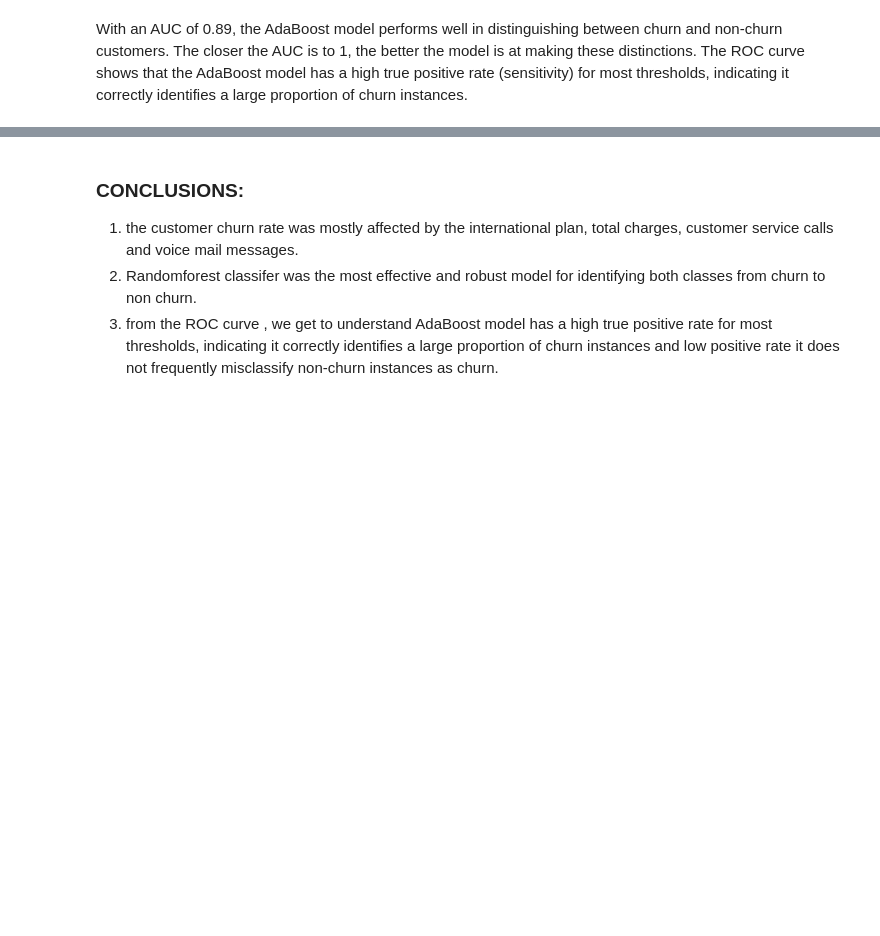
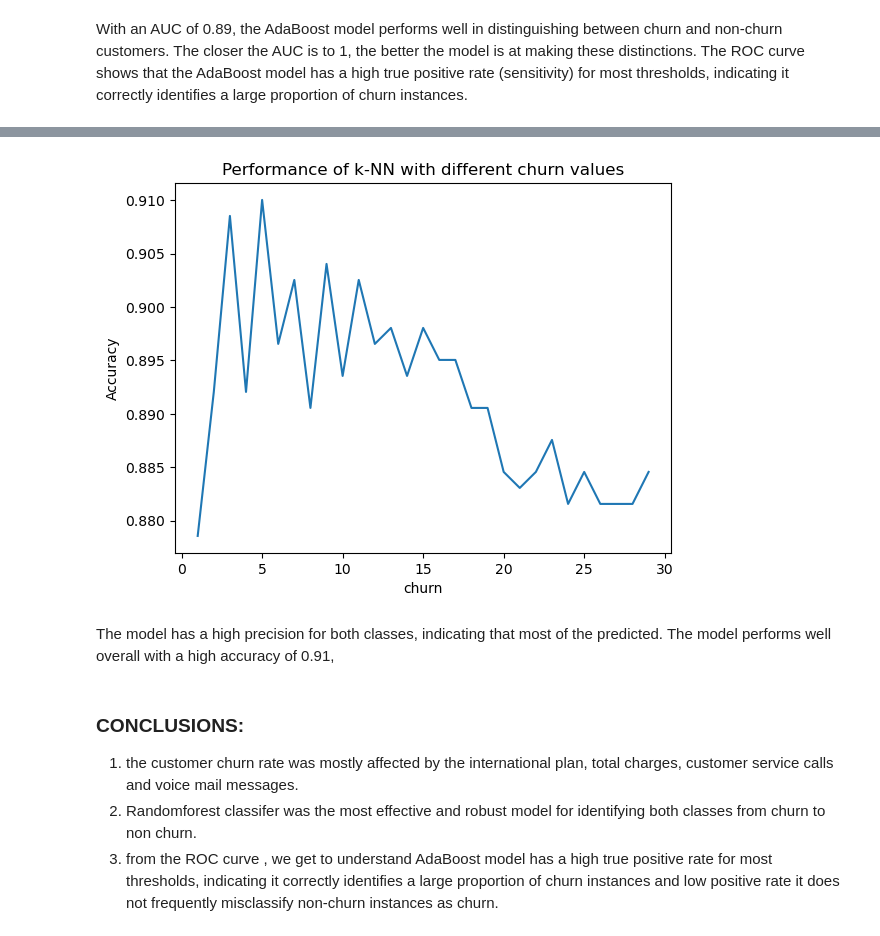
Before and after one commit to emukami2/phase-3-ESTHER-NJAGI-project, a Jupyter notebook: Mainnotebook-.ipynb, the cells around one changed output, grey strips where cells are left out. Drawn from its saved outputs; the diff is of its cells as text; code cells hidden in the pictures; blank space fills up the shorter version.

```diff
--- a/Mainnotebook-.ipynb
+++ b/Mainnotebook-.ipynb
@@ -483,3 +519,23 @@ The ROC curve shows that the AdaBoost model has a high true positive rate (sensi
+# %%
+# Find the best k value
+accuracies = []
+ks = range(1, 30)
+for churn in ks:
+    knn = KNeighborsClassifier(n_neighbors=churn, metric='euclidean')
+    knn.fit(X_train_scaled, y_train)
+    y_pred = knn.predict(X_test_scaled)
+    accuracy = accuracy_score(y_test, y_pred)
+    accuracies.append(accuracy)
+
+# Plot the performance of k-NN for different k values
+fig, ax = plt.subplots()
+ax.plot(ks, accuracies)
+ax.set(xlabel="churn", ylabel="Accuracy", title="Performance of k-NN with different churn values")
+plt.show()
+# %% [output]
+[figure, added]
+# %% [markdown]
+The model has a high precision for both classes, indicating that most of the predicted. The model performs well overall with a high accuracy of 0.91,
 # %% [markdown]
 ### CONCLUSIONS:
 1. the customer churn rate was mostly affected by the international plan, total charges, customer service calls and voice mail messages.
```
Also changed, not shown: parts of 3 cells of this notebook.
